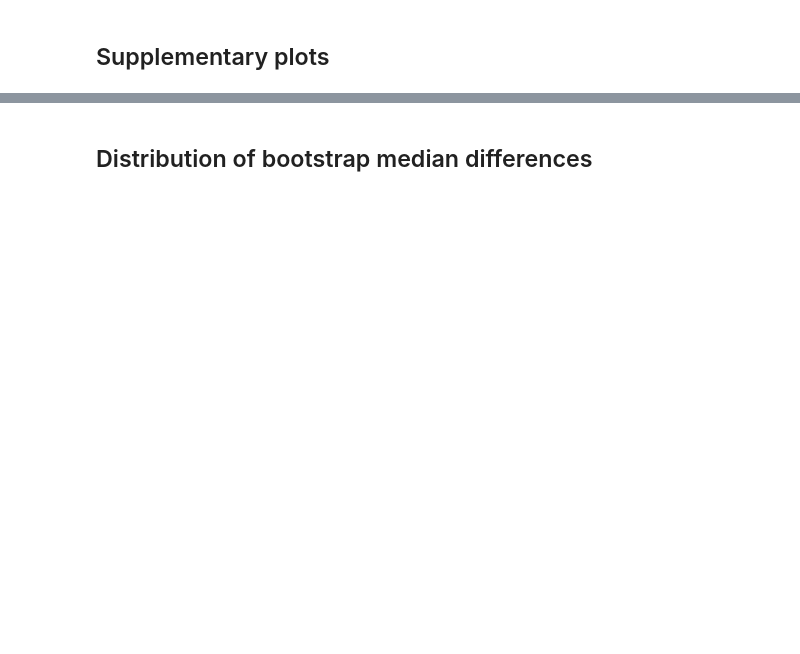
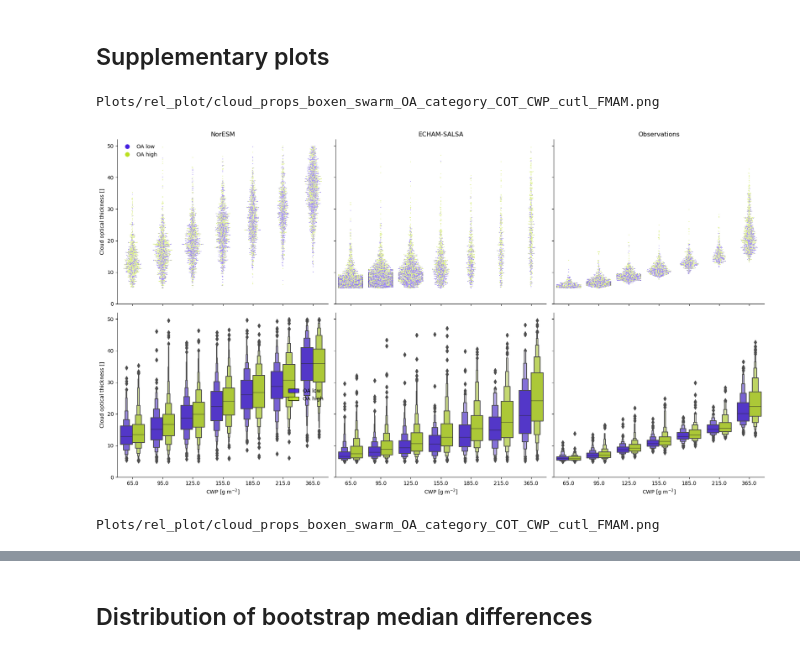
Before and after one commit to sarambl/BS-FDBCK, a Jupyter notebook: bs_fdbck_clean/notebooks/03-cloud_properties/03-01-ATTO/03-01-04-01_confidence_interval_diff_median_my_data-ATTO_FMAM.ipynb, the cells around one changed output, grey strips where cells are left out. Drawn from its saved outputs; the diff is of its cells as text; code cells hidden in the pictures; blank space fills up the shorter version.

```diff
--- a/bs_fdbck_clean/notebooks/03-cloud_properties/03-01-ATTO/03-01-04-01_confidence_interval_diff_median_my_data-ATTO_FMAM.ipynb
+++ b/bs_fdbck_clean/notebooks/03-cloud_properties/03-01-ATTO/03-01-04-01_confidence_interval_diff_median_my_data-ATTO_FMAM.ipynb
@@ -2145,34 +2182,38 @@ leg_els = [
             label=hue_labs[1]
            ),
           ]
 axs[0,0].legend(handles = leg_els, frameon=False)
 
 for ax in axs[:,0]:
-    ax.set_ylabel('Cloud optical depth []')
+    ax.set_ylabel('Cloud optical thickness []')
 for ax in axs[1,:]:
     ax.set_xlabel('CWP [g m$^{-2}$]')
 for ax in axs[0,:]:
     ax.set_xlabel(None)
 
 for ax in axs.flatten():
 
     ax.set_ylim(ylim)
 
 
 
 sns.despine(fig)
 
 
 fn = make_fn(hue_var, y_var,x_var,comment='boxen_swarm', relplot=True)
 print(fn)
 #fig.savefig(fn, dpi=150)
 fig.tight_layout()
 fig.savefig(fn, dpi=150)
 fig.savefig(fn.with_suffix('.pdf'), dpi=150)
 
 plt.show()
 print(fn)
 ### Grid box avg
+# %% [output]
+Plots/rel_plot/cloud_props_boxen_swarm_OA_category_COT_CWP_cutl_FMAM.png
+[figure, added]
+Plots/rel_plot/cloud_props_boxen_swarm_OA_category_COT_CWP_cutl_FMAM.png
 # %%
 x_var = 'CWP_cut2lmid'
 y_var = 'r_eff'
```
Also changed, not shown: parts of 17 cells of this notebook, 30 other files.
